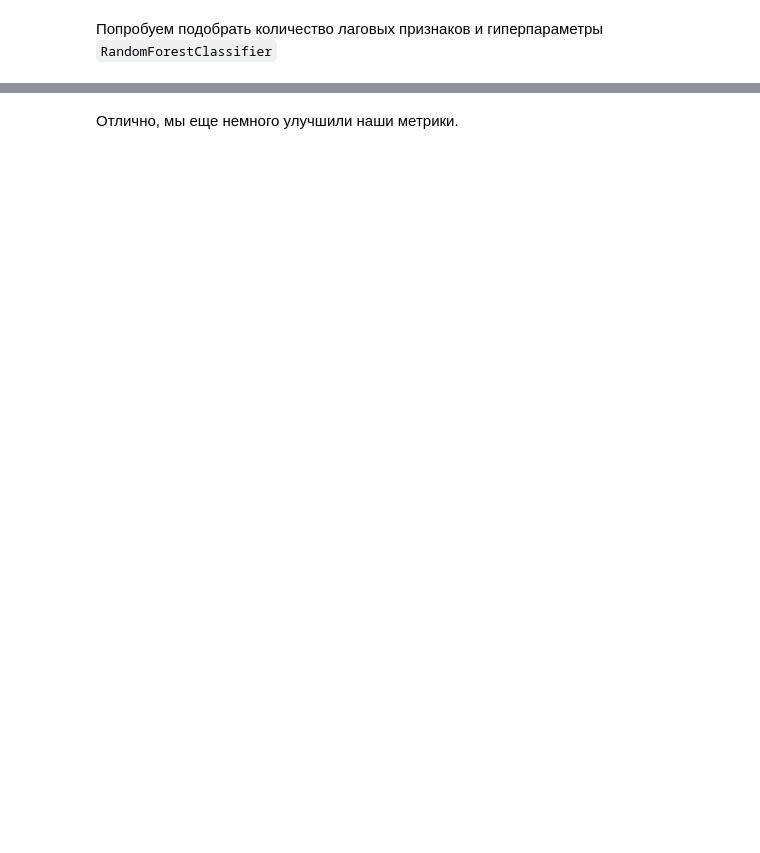
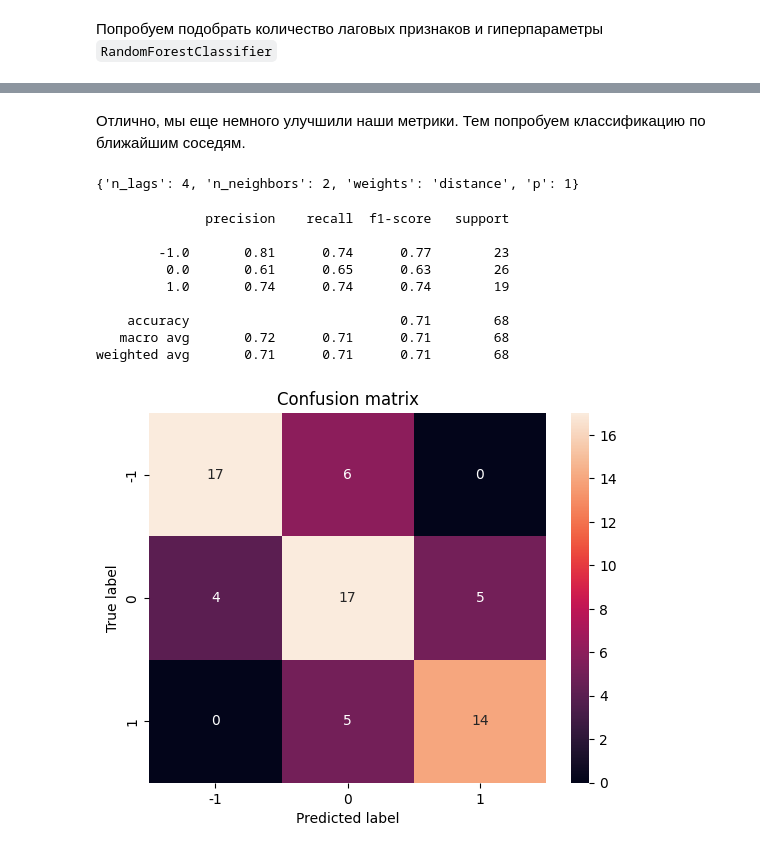
Before and after one commit to ai24-team-15/cbr-press-release-classifier, a Jupyter notebook: ml/non_linear_models/timeseries_way.ipynb, the cells around one changed output, grey strips where cells are left out. Saved outputs shown, nothing was run; the diff lists cells and outputs as text; code cells hidden in the pictures; blank space fills up the shorter version.

```diff
--- a/ml/non_linear_models/timeseries_way.ipynb
+++ b/ml/non_linear_models/timeseries_way.ipynb
@@ -306,2 +310,2 @@ metrics
 # %% [markdown]
-Отлично, мы еще немного улучшили наши метрики.
+Отлично, мы еще немного улучшили наши метрики. Тем попробуем классификацию по ближайшим соседям.
@@ -307,0 +361,48 @@ metrics
+# %%
+study.best_params
+# %% [output]
+{'n_lags': 4, 'n_neighbors': 2, 'weights': 'distance', 'p': 1}
+# %%
+features = ["inflation", "rate", "usd"]
+
+# Создаем копию признаков
+data = X[features].copy()
+
+# добавляем лаги целевой переменной
+for i in range(1, study.best_params["n_lags"] + 1):
+    data[f"lag{i}_target"] = y.shift(i)
+
+# для всех экзогенных признаков
+for feature in ["inflation", "rate", "usd"]:
+    # добавляем рост
+    data[f"growth_{feature}"] = data[feature] / data[feature].shift(1)
+    features.append(f"growth_{feature}")
+
+# для всех признаков добавляем лаги
+for feature in features:
+    for i in range(1, study.best_params["n_lags"]):
+        data[f"lag{i}_{feature}"] = data[feature].shift(i)
+
+model = KNeighborsClassifier(
+    study.best_params["n_neighbors"],
+    weights=study.best_params["weights"],
+    p=study.best_params["p"],
+    algorithm="brute",
+)
+
+# заполняем пропуски следующими значениями
+data.bfill(inplace=True)
+
+# считаем метрики на кросс валидации
+metric, _ = calc_metrics(data.values, y, model, name="TimeSeries way KNN", plot=True, calc_jobs=-1)
+# %% [output]
+              precision    recall  f1-score   support
+
+        -1.0       0.81      0.74      0.77        23
+         0.0       0.61      0.65      0.63        26
+         1.0       0.74      0.74      0.74        19
+
+    accuracy                           0.71        68
+   macro avg       0.72      0.71      0.71        68
+weighted avg       0.71      0.71      0.71        68
+[figure, added]
```
Also changed, not shown: parts of 14 cells of this notebook.
